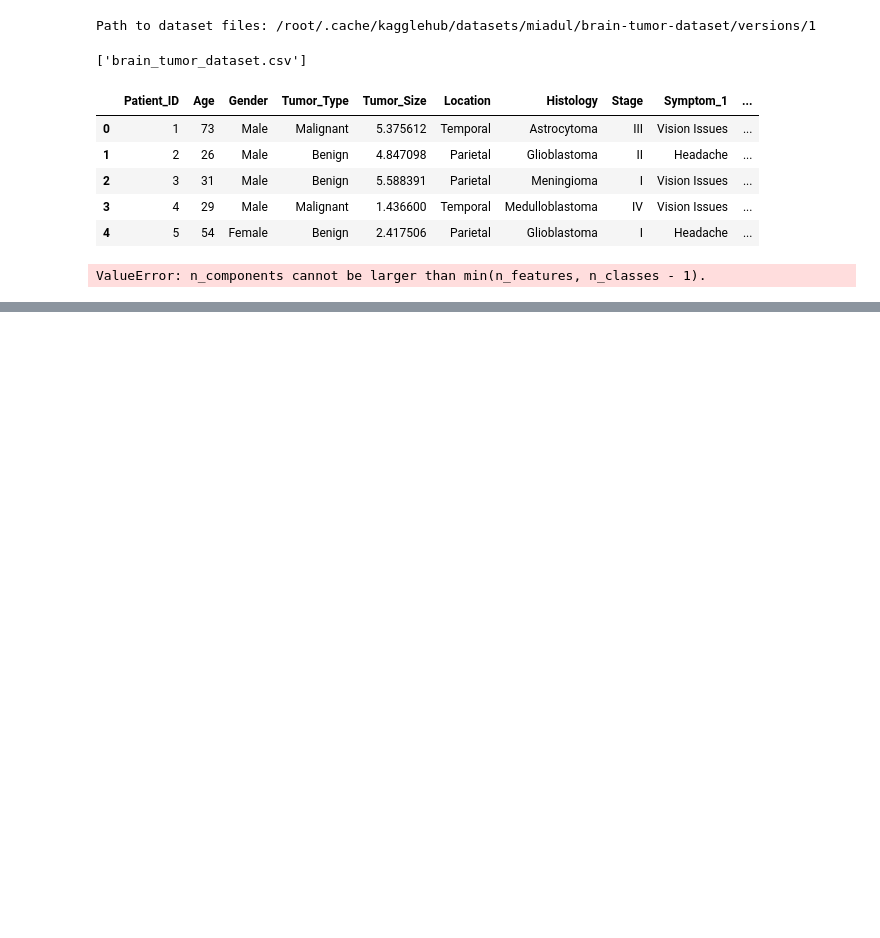
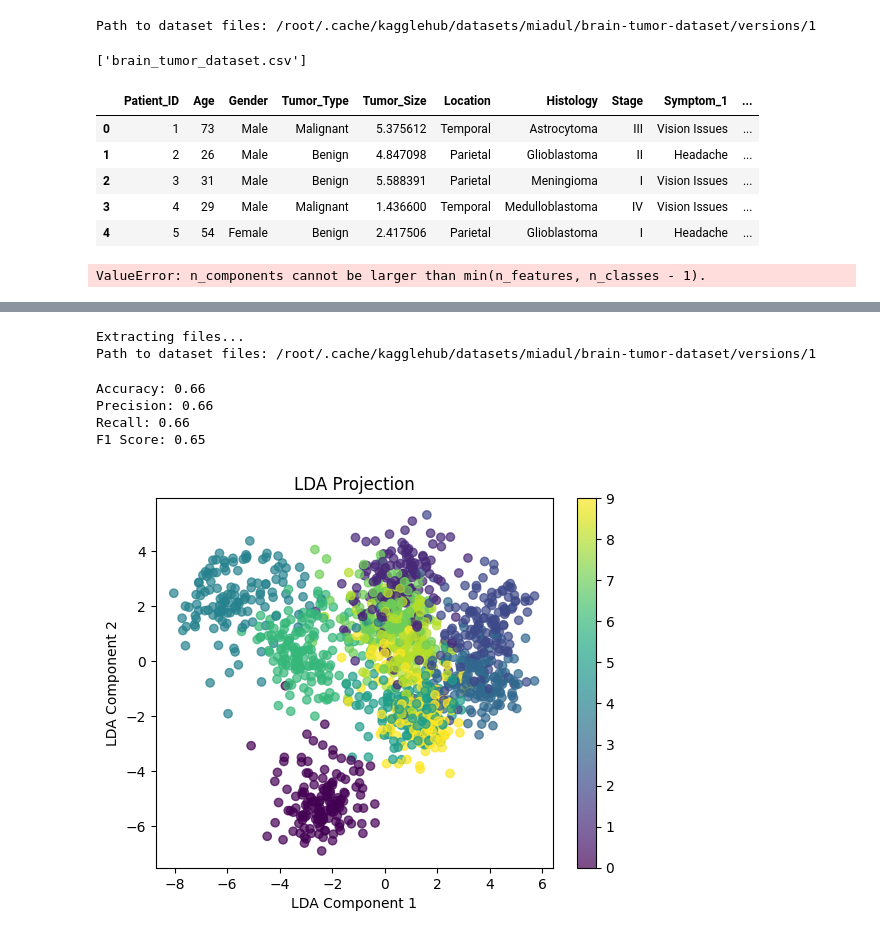
Before and after one commit to Kritzr/machine_learning, a Jupyter notebook: LDA_2022503035/lda_implementation.ipynb, the cells around one changed output, grey strips where cells are left out. Drawn from its saved outputs; the diff is of its cells as text; code cells hidden in the pictures; blank space fills up the shorter version.

```diff
--- a/LDA_2022503035/lda_implementation.ipynb
+++ b/LDA_2022503035/lda_implementation.ipynb
@@ -151,3 +151,58 @@ DataVisualization.plot_accuracy_metrics(accuracy_raw, precision_raw, recall_raw,
 DataVisualization.plot_accuracy_metrics(accuracy_lda, precision_lda, recall_lda, f1_lda)
 # %% [output]
 ValueError: n_components cannot be larger than min(n_features, n_classes - 1).
+# %%
+import kagglehub
+import numpy as np
+import pandas as pd
+import matplotlib.pyplot as plt
+from sklearn.datasets import load_digits
+from sklearn.model_selection import train_test_split
+from sklearn.ensemble import RandomForestClassifier
+from sklearn.preprocessing import LabelEncoder
+from sklearn.discriminant_analysis import LinearDiscriminantAnalysis as LDA
+from sklearn.metrics import accuracy_score, precision_score, recall_score, f1_score
+from sklearn.decomposition import PCA
+
+# Download dataset
+path = kagglehub.dataset_download("miadul/brain-tumor-dataset")
+print("Path to dataset files:", path)
+
+# Load sample dataset
+digits = load_digits()
+X = digits.data
+y = digits.target
+
+# Split into train and test sets
+X_train, X_test, y_train, y_test = train_test_split(X, y, test_size=0.2, random_state=42)
+
+# Apply LDA
+lda = LDA(n_components=2)
+X_train_lda = lda.fit_transform(X_train, y_train)
+X_test_lda = lda.transform(X_test)
+
+# Train Random Forest Classifier
+rf_model = RandomForestClassifier(n_estimators=100, random_state=42)
+rf_model.fit(X_train_lda, y_train)
+
+y_pred = rf_model.predict(X_test_lda)
+
+# Evaluate model
+accuracy = accuracy_score(y_test, y_pred)
+precision = precision_score(y_test, y_pred, average='weighted')
+recall = recall_score(y_test, y_pred, average='weighted')
+f1 = f1_score(y_test, y_pred, average='weighted')
+
+print(f"Accuracy: {accuracy:.2f}")
+print(f"Precision: {precision:.2f}")
+print(f"Recall: {recall:.2f}")
+print(f"F1 Score: {f1:.2f}")
+
+# Visualization
+plt.scatter(X_train_lda[:, 0], X_train_lda[:, 1], c=y_train, cmap='viridis', alpha=0.7)
+plt.xlabel('LDA Component 1')
+plt.ylabel('LDA Component 2')
+plt.title('LDA Projection')
+plt.colorbar()
+plt.show()
+# %% [output]
@@ -153,0 +210,7 @@ ValueError: n_components cannot be larger than min(n_features, n_classes - 1).
+Extracting files...
+Path to dataset files: /root/.cache/kagglehub/datasets/miadul/brain-tumor-dataset/versions/1
+Accuracy: 0.66
+Precision: 0.66
+Recall: 0.66
+F1 Score: 0.65
+[figure, added]
```
Also changed, not shown: parts of 6 cells of this notebook.
